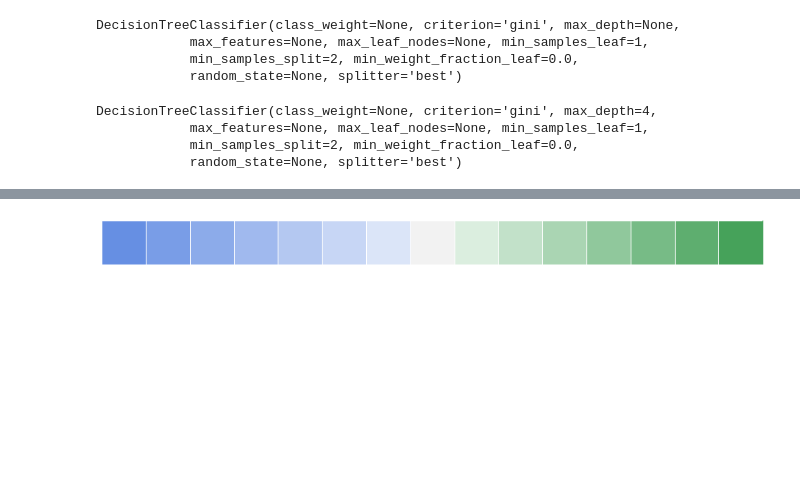
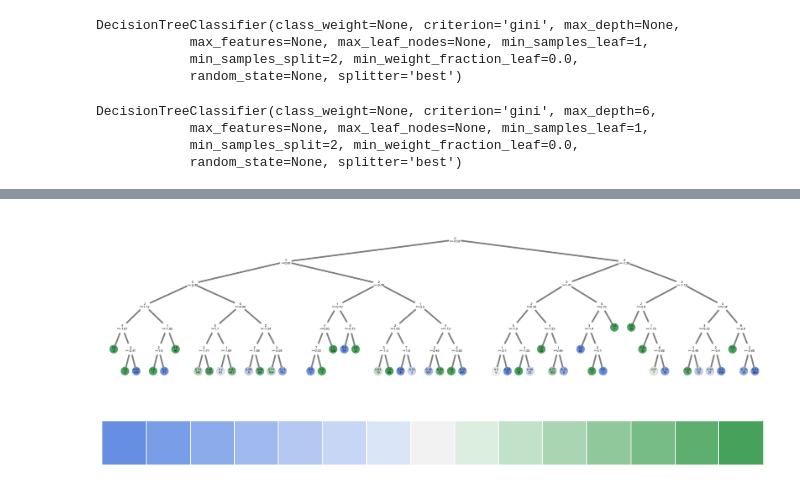
Before and after one commit to jayswinney/decision_tree_ploting, a Jupyter notebook: decision_tree.ipynb, the cells around one changed output, grey strips where cells are left out. Cells and saved outputs as stored; diff of their text form; code cells hidden in the pictures; blank space fills up the shorter version.

```diff
--- a/decision_tree.ipynb
+++ b/decision_tree.ipynb
@@ -32,10 +32,10 @@ X, y = make_classification(n_samples=5000,
                            n_classes=2,
                            shuffle=False)
 
-clf = tree.DecisionTreeClassifier(max_depth = 4)
+clf = tree.DecisionTreeClassifier(max_depth = 6)
 clf.fit(X, y)
 # %% [output]
-DecisionTreeClassifier(class_weight=None, criterion='gini', max_depth=4,
+DecisionTreeClassifier(class_weight=None, criterion='gini', max_depth=6,
             max_features=None, max_leaf_nodes=None, min_samples_leaf=1,
             min_samples_split=2, min_weight_fraction_leaf=0.0,
             random_state=None, splitter='best')
@@ -276,6 +276,7 @@ class tree_plot:
         '''
         # initialize plot
         p = bplt.figure(plot_width=950, plot_height=600)
+        bplt.output_file('C:/Users/jay.swinney/Documents/tree_plot/tree_plot.html')
         # find edges in tree
         self.get_edges()
         # add edges to plot
@@ -322,5 +323,5 @@ class tree_plot:
         bplt.show(p)
 
 my_tree = tree_plot(clf)
-my_tree.bplot(range(len(X)))
+my_tree.plot(range(len(X)))
 # %% [output]
@@ -328,3 +328,4 @@ my_tree.bplot(range(len(X)))
+[figure, added]
 # %%
 sns.palplot(sns.diverging_palette(255, 133, l=60, n=15, center="light"))
 # %% [output]
```
Also changed, not shown: parts of 1 cell of this notebook, 1 other file.
